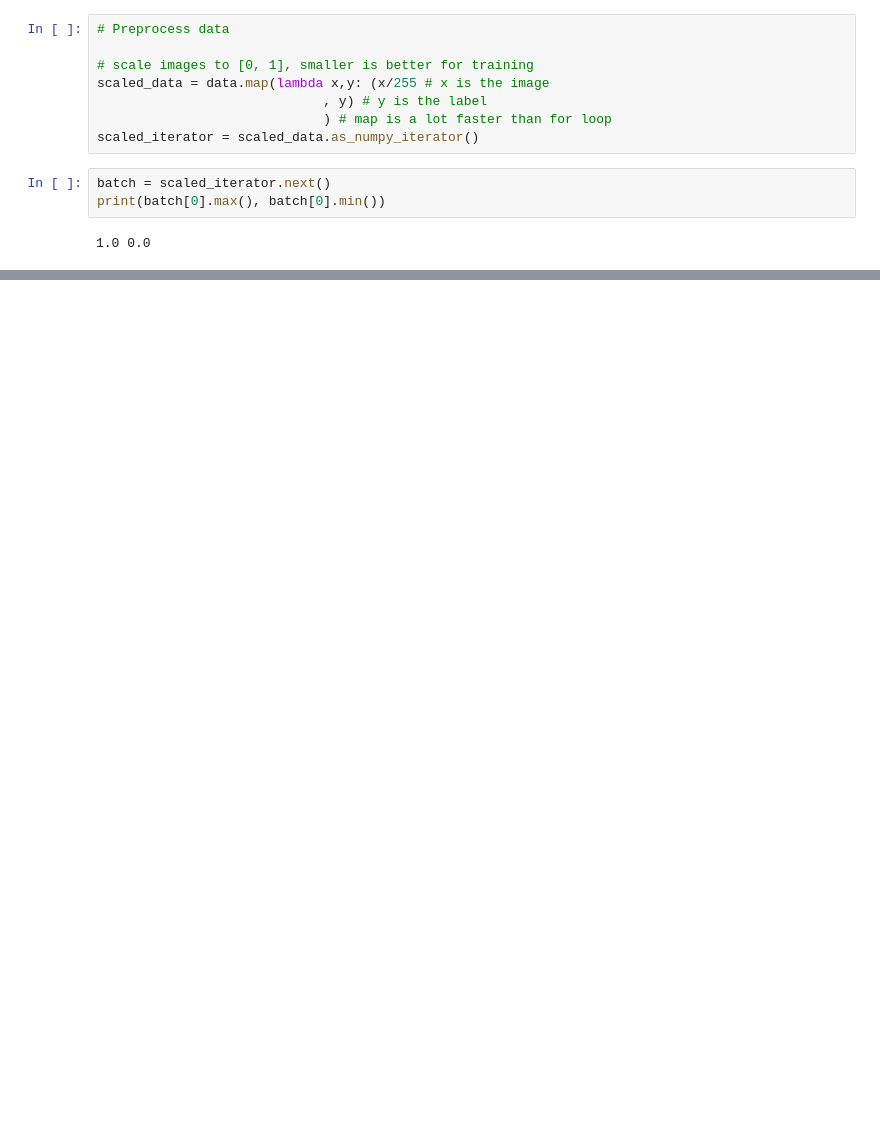
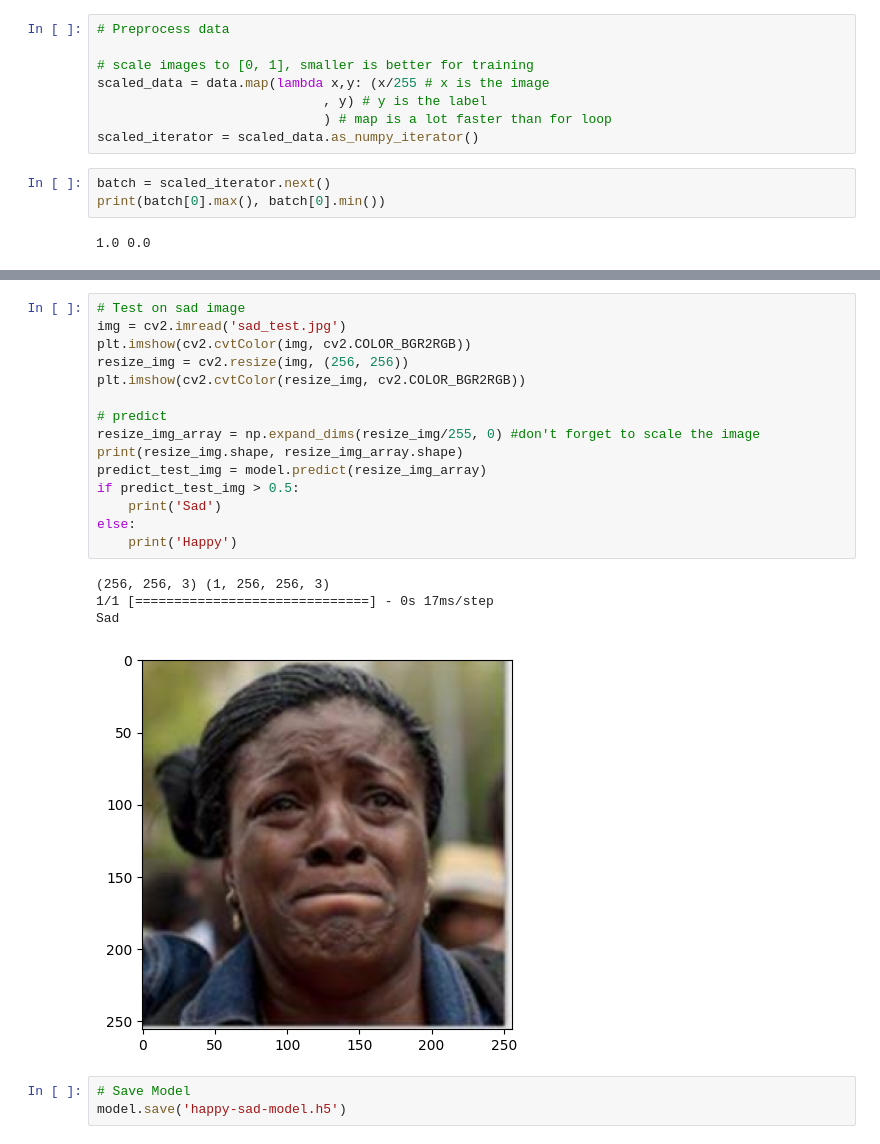
Before and after one commit to Li-Haowei/CNN-Image-Classifier, a Jupyter notebook: imageClassification.ipynb, the cells around one changed output, grey strips where cells are left out. Drawn from its saved outputs; the diff is of its cells as text; blank space fills up the shorter version.

```diff
--- a/imageClassification.ipynb
+++ b/imageClassification.ipynb
@@ -73,0 +206,23 @@ test_data = scaled_data.skip(train_size + val_size).take(test_size)
+# %%
+# Test on sad image
+img = cv2.imread('sad_test.jpg')
+plt.imshow(cv2.cvtColor(img, cv2.COLOR_BGR2RGB))
+resize_img = cv2.resize(img, (256, 256))
+plt.imshow(cv2.cvtColor(resize_img, cv2.COLOR_BGR2RGB))
+
+# predict
+resize_img_array = np.expand_dims(resize_img/255, 0) #don't forget to scale the image
+print(resize_img.shape, resize_img_array.shape)
+predict_test_img = model.predict(resize_img_array)
+if predict_test_img > 0.5:
+    print('Sad')
+else:
+    print('Happy')
+# %% [output]
+(256, 256, 3) (1, 256, 256, 3)
+1/1 [==============================] - 0s 17ms/step
+Sad
+[figure, added]
+# %%
+# Save Model
+model.save('happy-sad-model.h5')
```
Also changed, not shown: parts of 12 cells of this notebook, 2 other files.
